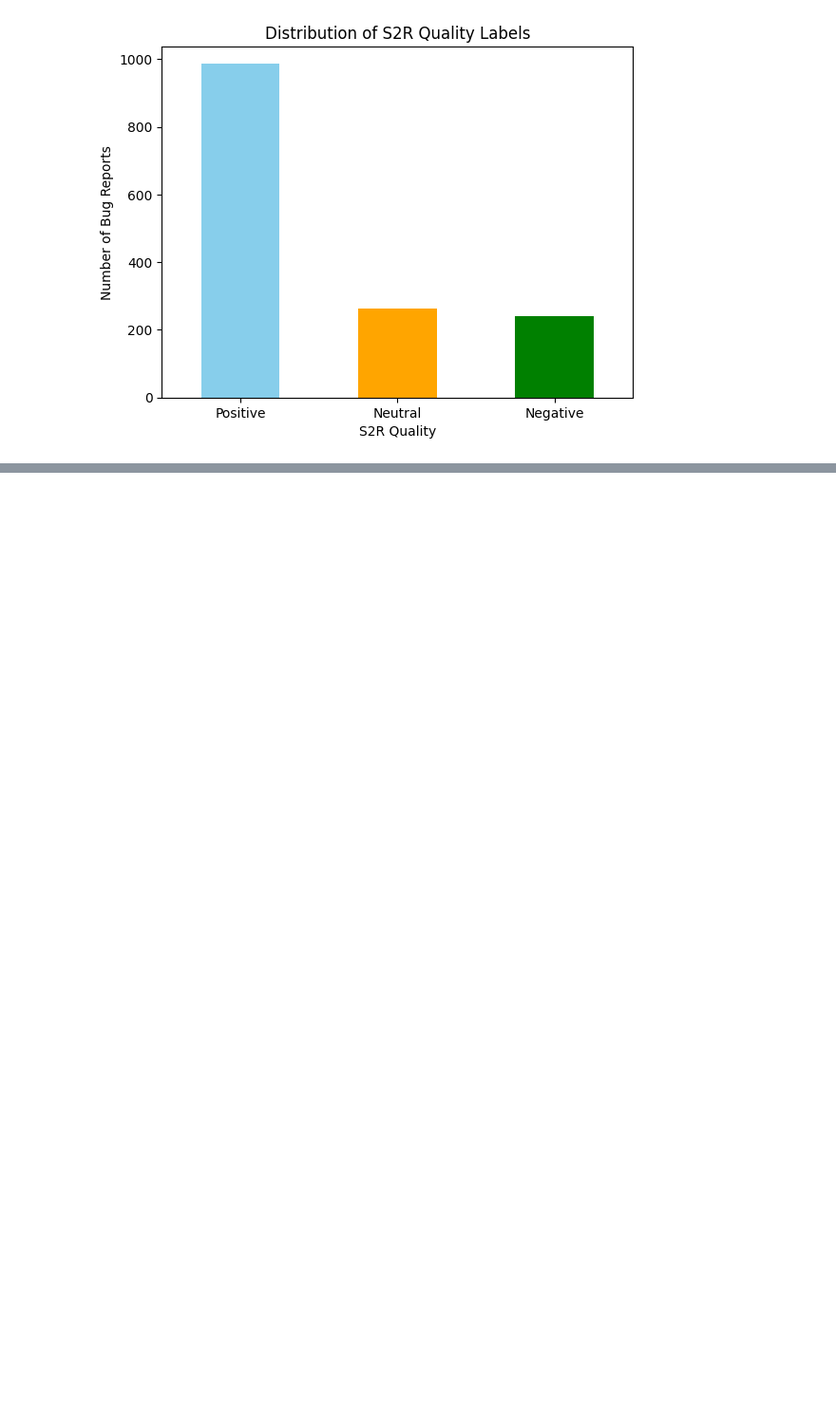
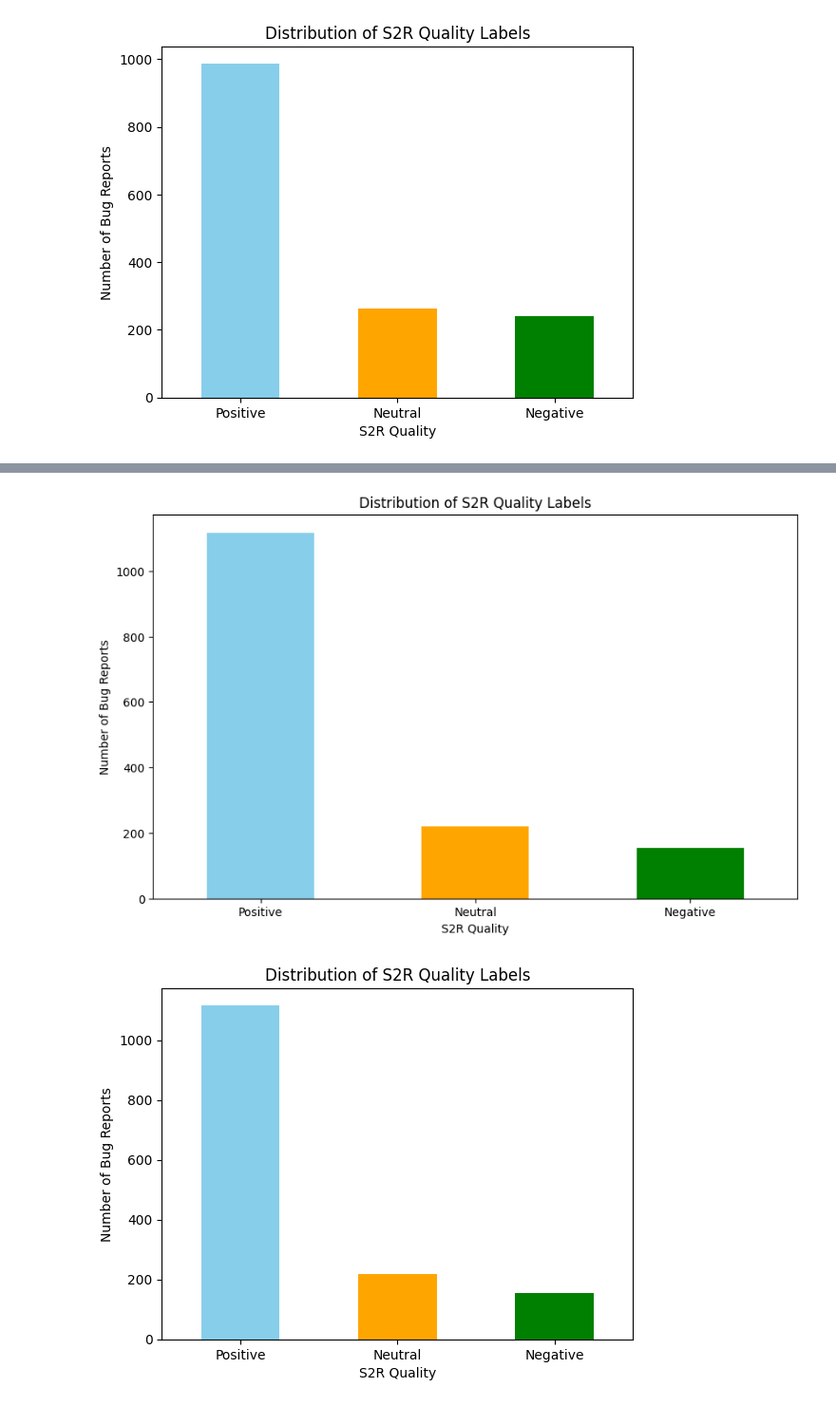
Before and after one commit to JAgrit20/Thesis_Codes, a Jupyter notebook: RQ1_experiment.ipynb, the cells around one changed output, grey strips where cells are left out. Shown at 95% size. Drawn from its saved outputs; the diff is of its cells as text; code cells hidden in the pictures; blank space fills up the shorter version.

```diff
--- a/RQ1_experiment.ipynb
+++ b/RQ1_experiment.ipynb
@@ -80,3 +80,71 @@ See the caveats in the documentation: https://pandas.pydata.org/pandas-docs/stab
   filtered_feedback['Sentiment'] = filtered_feedback['Comment Text'].apply(classify_sentiment)
 [figure]
 [figure]
+# %%
+import pandas as pd
+from textblob import TextBlob
+import matplotlib.pyplot as plt
+
+# Load the CSV file
+file_path = 'bug_comments.csv'
+bug_comments_df = pd.read_csv(file_path)
+
+# Fill missing values in 'Comment Text' with an empty string
+bug_comments_df['Comment Text'] = bug_comments_df['Comment Text'].fillna('')
+
+# Relaxed function to check if a comment is an S2R comment by only checking "steps to reproduce"
+def is_s2r_comment(text):
+    return "steps to reproduce" in text.lower()
+
+# Apply the function to identify S2R comments
+s2r_comments = bug_comments_df[bug_comments_df['Comment Text'].apply(is_s2r_comment)]
+
+# Extract feedback comments for each S2R comment based on Bug ID
+feedback_comments = bug_comments_df[bug_comments_df['Bug ID'].isin(s2r_comments['Bug ID']) & ~bug_comments_df.index.isin(s2r_comments.index)]
+
+# Preprocess the feedback comments: remove special characters, convert to lowercase
+feedback_comments['Comment Text'] = feedback_comments['Comment Text'].str.replace('[^a-zA-Z0-9\s]', '', regex=True).str.lower()
+
+# Apply keyword filtering to feedback comments
+keywords = ["steps to reproduce", "reproduce", "follow steps", "steps unclear", "steps not working", "instructions unclear", "cannot reproduce", "s2r", "steps"]
+filtered_feedback = feedback_comments[feedback_comments['Comment Text'].str.contains('|'.join(keywords))]
+
+# Function to classify sentiment and get polarity
+def classify_sentiment(text):
+    analysis = TextBlob(text)
+    polarity = analysis.sentiment.polarity
+    if polarity > 0:
+        return 'Positive', polarity
+    elif polarity == 0:
+        return 'Neutral', polarity
+    else:
+        return 'Negative', polarity
+
+# Apply sentiment analysis to the filtered feedback comments
+filtered_feedback[['Sentiment', 'Polarity']] = filtered_feedback['Comment Text'].apply(lambda text: pd.Series(classify_sentiment(text)))
+
+# Aggregate sentiment results to assign S2R quality label for each bug report
+s2r_quality = filtered_feedback.groupby('Bug ID').apply(lambda x: x.loc[x['Polarity'].idxmax()]).reset_index(drop=True)
+
+# Save the resulting dataset to a CSV file
+s2r_quality_file_path = 's2r_quality_analysis_with_scores.csv'
+s2r_quality.to_csv(s2r_quality_file_path, index=False)
+
+# Generate graphs to visualize the distribution of S2R quality
+# Count the occurrences of each S2R Quality label
+s2r_quality_counts = s2r_quality['Sentiment'].value_counts()
+
+# Plot the distribution of S2R Quality labels
+plt.figure(figsize=(10, 6))
+s2r_quality_counts.plot(kind='bar', color=['skyblue', 'orange', 'green'])
+plt.title('Distribution of S2R Quality Labels')
+plt.xlabel('S2R Quality')
+plt.ylabel('Number of Bug Reports')
+plt.xticks(rotation=0)
+plt.show()
+
+# Display the bar plot
+s2r_quality_counts.plot(kind='bar', color=['skyblue', 'orange', 'green'], title='Distribution of S2R Quality Labels', xlabel='S2R Quality', ylabel='Number of Bug Reports')
+plt.xticks(rotation=0)
+plt.show()
+# %% [output]
@@ -82,0 +166,2 @@ See the caveats in the documentation: https://pandas.pydata.org/pandas-docs/stab
+[figure, added]
+[figure, added]
```
Also changed, not shown: parts of 1 cell of this notebook.
